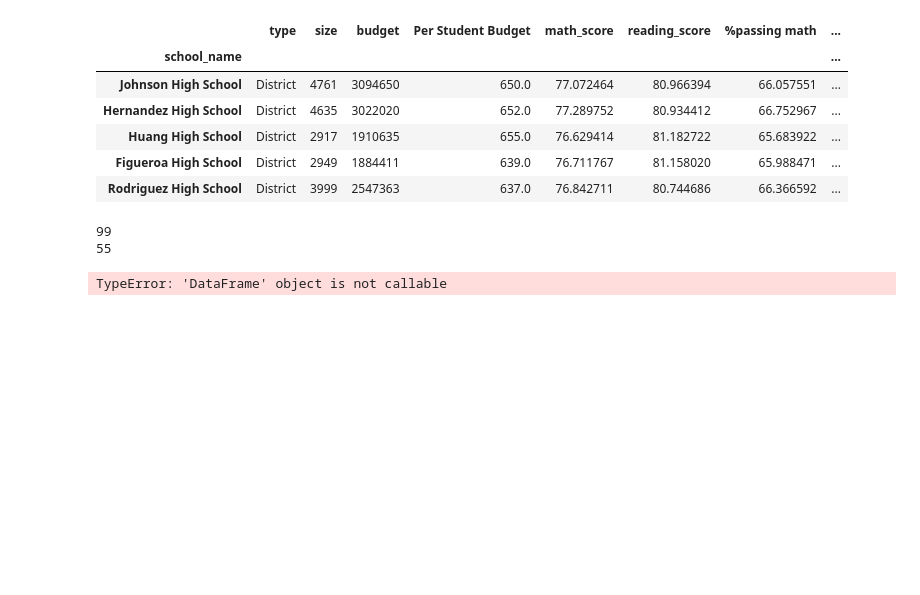
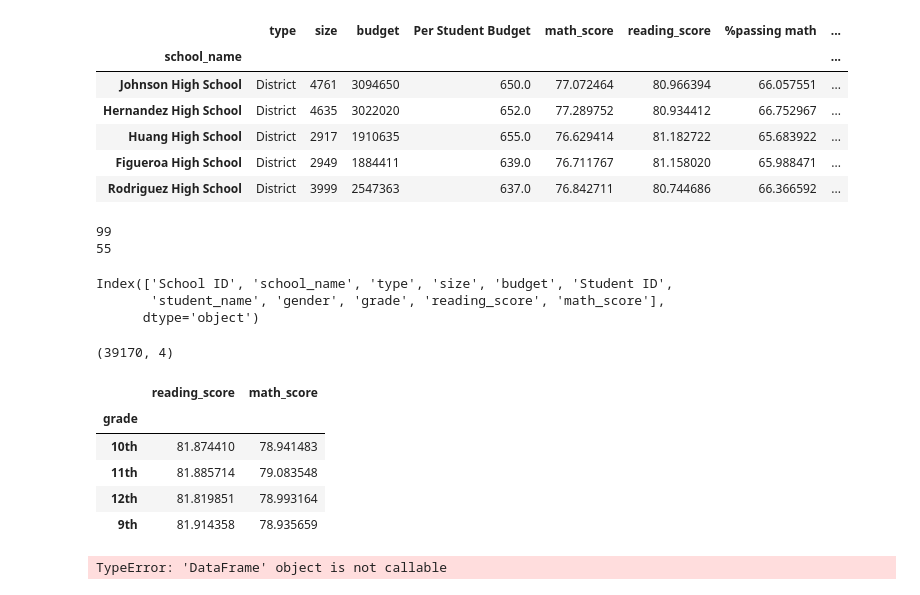
Before and after one commit to ASwigart/pandas-challenge, a Jupyter notebook: PyCitySchools/SchoolProject.ipynb, the cells around one changed output. Cells and saved outputs as stored; diff of their text form; code cells hidden in the pictures; blank space fills up the shorter version.

```diff
--- a/PyCitySchools/SchoolProject.ipynb
+++ b/PyCitySchools/SchoolProject.ipynb
@@ -429 +434,24 @@ print(schooldatacomplete_df["math_score"].min())
+# %%
+schooldatacomplete_df.columns
+# %% [output]
+Index(['School ID', 'school_name', 'type', 'size', 'budget', 'Student ID',
+       'student_name', 'gender', 'grade', 'reading_score', 'math_score'],
+      dtype='object')
+# %%
+gradesort_df= schooldatacomplete_df[["school_name","grade","reading_score","math_score"]]
+gradesort_df.head()
+gradesort_df.shape
+# %% [output]
+(39170, 4)
+# %%
+#MATH SCORES BY GRADE BINNING
+mathsort_df=gradesort_df.groupby("grade").mean()
+mathsort_df.head()
+# %% [output]
+|  | reading_score | math_score |
+| grade |  |  |
+| 10th | 81.874410 | 78.941483 |
+| 11th | 81.885714 | 79.083548 |
+| 12th | 81.819851 | 78.993164 |
+| 9th | 81.914358 | 78.935659 |
 # %%
```
Also changed, not shown: parts of 2 cells of this notebook, 3 other files.
